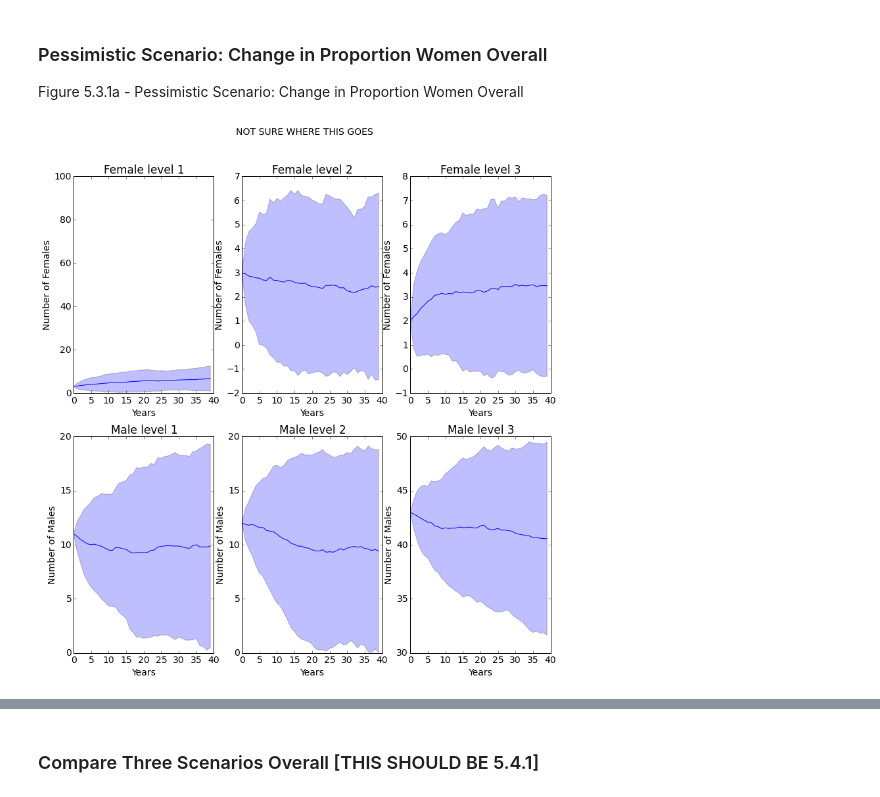
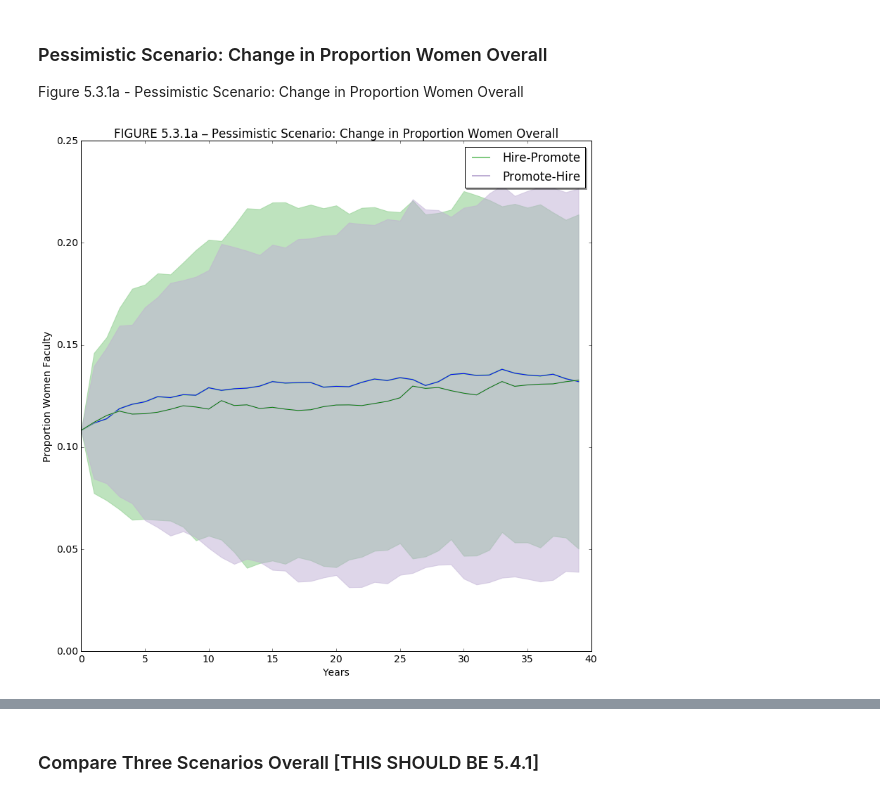
Before and after one commit to university-gender-evolution/notebooks-univ-gender, a Jupyter notebook: notebooks/mgmt_notebook05092016.ipynb, the cells around one changed output, grey strips where cells are left out. Cells and saved outputs as stored; diff of their text form; code cells hidden in the pictures.

```diff
--- a/notebooks/mgmt_notebook05092016.ipynb
+++ b/notebooks/mgmt_notebook05092016.ipynb
@@ -728,5 +728,15 @@ u = pyugend.Comparison(modlist)
 # %% [markdown]
 ### Pessimistic Scenario: Change in Proportion Women Overall
 Figure 5.3.1a - Pessimistic Scenario: Change in Proportion Women Overall
+# %%
+xlabel = 'Years' # x-axis label
+ylabel = 'Proportion Women Faculty' # y-axis label
+title = 'FIGURE 5.3.1a – Pessimistic Scenario: Change in Proportion Women Overall' # graph title
+caption = 'Text for caption' # caption text
+target = 0.25 # target percentage of women in the department
+number_of_runs = 100 # number simulations to average over
+u.plot_comparison_gender_proportion(xlabel, ylabel, title, '', target, number_of_runs)
+# %% [output]
+[figure, added]
 # %%
 Figure 5.3.1b - Pessimistic Scenario: Change in Number of Women Overall (N)
@@ -735,8 +742,0 @@ Figure 5.3.1c - Probability that Pessimistic Scenario Achieves 25% Women Overall
-# %%
-#NOT SURE WHERE THIS GOES.  NEEDS A HOME
-target = 0 # Target number of women at this level. Not a very meaningful number, so can be set to 0 unless otherwise desired.
-plot_title = 'NOT SURE WHERE THIS GOES' # title of the plot
-number_of_runs = 100
-t.plot_multiple_runs_detail(100, plot_title, number_of_runs)
-# %% [output]
-[figure, removed]
```
Also changed, not shown: parts of 36 cells of this notebook.
